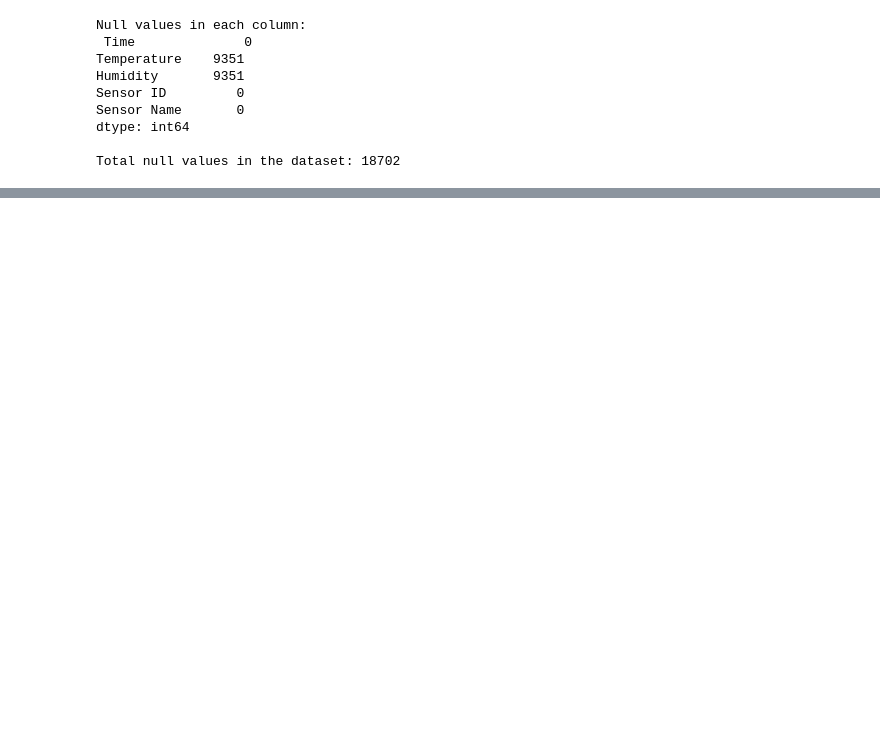
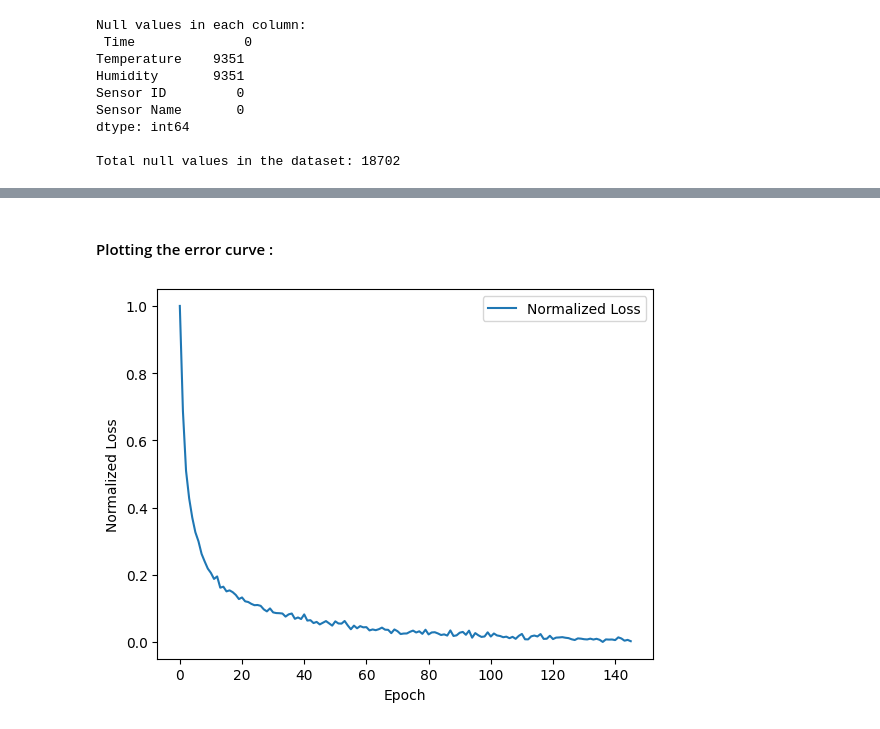
Before and after one commit to Abinesh-11/Dessertation, a Jupyter notebook: Final Project.ipynb, the cells around one changed output, grey strips where cells are left out. Saved outputs shown, nothing was run; the diff lists cells and outputs as text; code cells hidden in the pictures; blank space fills up the shorter version.

```diff
--- a/Final Project.ipynb
+++ b/Final Project.ipynb
@@ -456,0 +759,28 @@ Humidity     -102.450499  311.267055
+# %%
+# Initialize the model
+model = Sequential()
+
+# Input layer
+model.add(Input(shape=(X_scaled.shape[1],)))
+
+# First Dense layer with BatchNormalization, Activation, and Dropout
+model.add(Dense(128, kernel_regularizer=regularizers.l1_l2()))
+model.add(BatchNormalization())
+model.add(Activation('relu'))
+model.add(Dropout(0.2))
+
+# Add a few Dense layers with BatchNormalization, Activation, and Dropout
+for _ in range(3):  # Reduced number of layers for simplicity
+    model.add(Dense(128, kernel_regularizer=regularizers.l1_l2()))
+    model.add(BatchNormalization())
+    model.add(Activation('relu'))
+    model.add(Dropout(0.2))
+
+# Output layer for 56 sensors
+model.add(Dense(len(sensor_ids)))
+# %%
+# Compile the model
+model.compile(optimizer=Nadam(learning_rate=0.001), loss='mse', metrics=['mae'])
+
+# Early stopping to prevent overfitting
+early_stopping = EarlyStopping(monitor='val_loss', patience=10, restore_best_weights=True)
@@ -456,0 +789,3 @@ Humidity     -102.450499  311.267055
+# %%
+# Train the model
+history = model.fit(X_train_scaled, y_train_scaled, epochs=200, batch_size=32, validation_data=(X_val_scaled, y_val_scaled), callbacks=[early_stopping])
@@ -456,0 +935,17 @@ Humidity     -102.450499  311.267055
+# %%
+# Normalize the loss values for plotting
+loss_values = history.history['loss']
+min_loss = np.min(loss_values)
+max_loss = np.max(loss_values)
+normalized_loss = (loss_values - min_loss) / (max_loss - min_loss)
+# %% [markdown]
+#### Plotting the error curve :
+# %%
+# Plot the normalized loss values
+plt.plot(normalized_loss, label='Normalized Loss')
+plt.xlabel('Epoch')
+plt.ylabel('Normalized Loss')
+plt.legend()
+plt.show()
+# %% [output]
+[figure, added]
```
Also changed, not shown: parts of 195 cells of this notebook, 17 other files.
